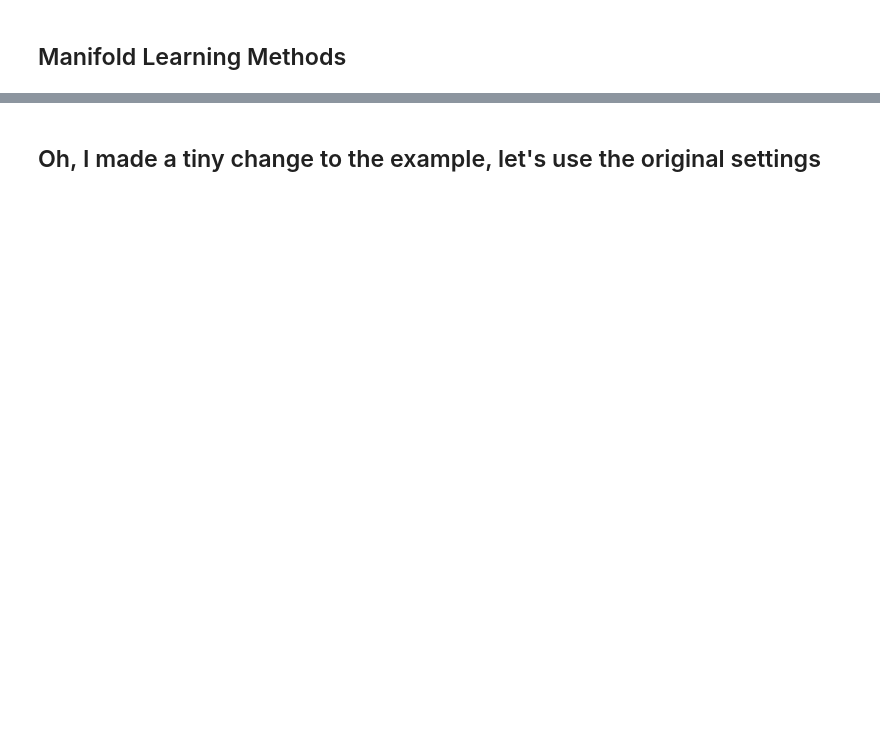
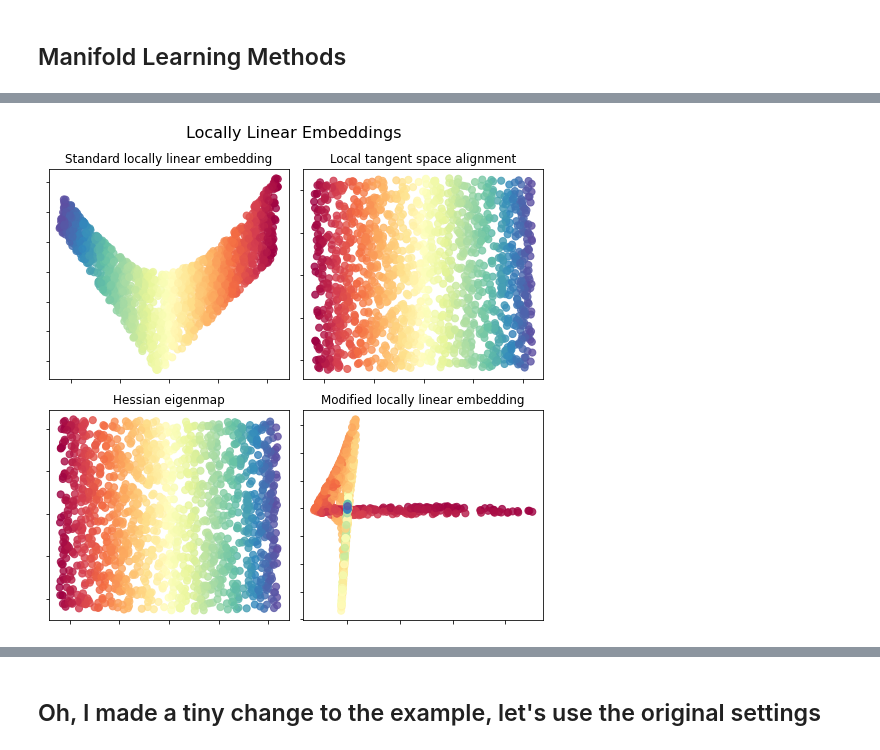
Before and after one commit to cc-skuehn/Workshop_Manifold_Learning, a Jupyter notebook: Notebooks/Manifold_S_Dataset_2022.ipynb, the cells around one changed output, grey strips where cells are left out. Saved outputs shown, nothing was run; the diff lists cells and outputs as text; code cells hidden in the pictures; blank space fills up the shorter version.

```diff
--- a/Notebooks/Manifold_S_Dataset_2022.ipynb
+++ b/Notebooks/Manifold_S_Dataset_2022.ipynb
@@ -123,0 +69,89 @@ TypeError: ignored
+# %%
+n_points = 500 # uncomment if 1500 is too much / runtime is too long
+n_neighbors = 12  # neighborhood which is used to recover the locally linear structure
+n_components = 2  # number of coordinates for the manifold
+
+params = {
+    "n_neighbors": n_neighbors,
+    "n_components": n_components,
+    "eigen_solver": "auto",
+    "random_state": rng,
+}
+
+X = S_points
+color = S_color
+
+t0 = time()
+lle_standard = manifold.LocallyLinearEmbedding(method="standard", **params)
+S_standard = lle_standard.fit_transform(S_points)
+t1 = time()
+print("LLE Standard: %.2g sec" % (t1 - t0))
+
+t0 = time()
+lle_ltsa = manifold.LocallyLinearEmbedding(method="ltsa", **params)
+S_ltsa = lle_ltsa.fit_transform(S_points)
+t1 = time()
+print("LLE LTSA: %.2g sec" % (t1 - t0))
+
+t0 = time()
+lle_hessian = manifold.LocallyLinearEmbedding(method="hessian", **params)
+S_hessian = lle_hessian.fit_transform(S_points)
+t1 = time()
+print("LLE Hessian: %.2g sec" % (t1 - t0))
+
+t0 = time()
+lle_mod = manifold.LocallyLinearEmbedding(method="modified", modified_tol=0.8, **params)
+S_mod = lle_mod.fit_transform(S_points)
+t1 = time()
+print("LLE Modified: %.2g sec" % (t1 - t0))
+
+fig, axs = plt.subplots(
+    nrows=2, ncols=2, figsize=(7, 7), facecolor="white", constrained_layout=True
+)
+fig.suptitle("Locally Linear Embeddings", size=16)
+
+lle_methods = [
+    ("Standard locally linear embedding", S_standard),
+    ("Local tangent space alignment", S_ltsa),
+    ("Hessian eigenmap", S_hessian),
+    ("Modified locally linear embedding", S_mod),
+]
+for ax, method in zip(axs.flat, lle_methods):
+    name, points = method
+    add_2d_scatter(ax, points[:,0:2], S_color, name)
+#    add_2d_scatter(ax, points[:,1:], S_color, name)
+
+plt.show()
+
+t0 = time()
+mds = manifold.MDS(n_components, max_iter=100, n_init=1)
+Y = mds.fit_transform(X)
+t1 = time()
+print("MDS: %.2g sec" % (t1 - t0))
+ax = fig.add_subplot(258)
+plt.scatter(Y[:, 0], Y[:, 1], c=color, cmap=plt.cm.Spectral)
+plt.title("MDS (%.2g sec)" % (t1 - t0))
+plt.axis('tight')
+
+
+#t0 = time()
+#se = manifold.SpectralEmbedding(n_components=n_components,
+#                                n_neighbors=n_neighbors)
+#Y = se.fit_transform(X)
+#t1 = time()
+#print("SpectralEmbedding: %.2g sec" % (t1 - t0))
+#ax = fig.add_subplot(259)
+#plt.scatter(Y[:, 0], Y[:, 1], c=color, cmap=plt.cm.Spectral)
+#plt.title("SpectralEmbedding (%.2g sec)" % (t1 - t0))
+#plt.axis('tight')
+
+#t0 = time()
+#tsne = manifold.TSNE(n_components=n_components, init='pca', random_state=0)
+#Y = tsne.fit_transform(X)
+#t1 = time()
+#print("t-SNE: %.2g sec" % (t1 - t0))
+#ax = fig.add_subplot(2, 5, 10)
+#plt.scatter(Y[:, 0], Y[:, 1], c=color, cmap=plt.cm.Spectral)
+#plt.title("t-SNE (%.2g sec)" % (t1 - t0))
+#plt.axis('tight');
+# %% [output]
@@ -123,0 +162 @@ TypeError: ignored
+[figure, added]
```
Also changed, not shown: parts of 9 cells of this notebook.
